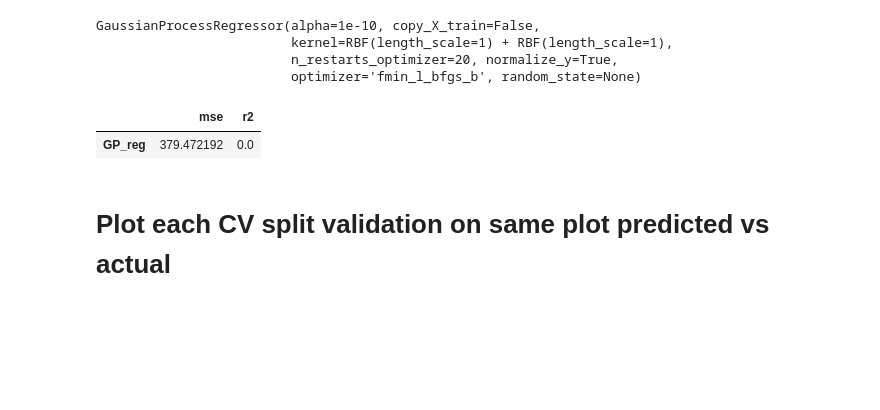
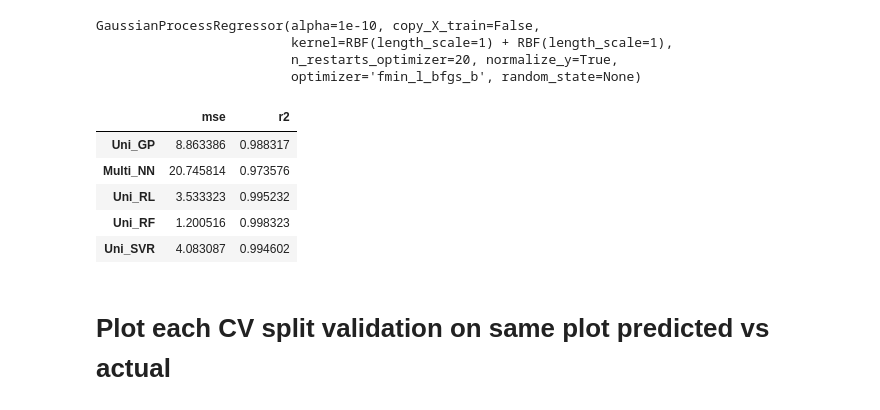
Before and after one commit to jmhuer/quantum_dots, a Jupyter notebook: quantum_dots_data.ipynb, the cells around one changed output. Saved outputs shown, nothing was run; the diff lists cells and outputs as text; code cells hidden in the pictures; blank space fills up the shorter version.

```diff
--- a/quantum_dots_data.ipynb
+++ b/quantum_dots_data.ipynb
@@ -419,24 +427,28 @@ GaussianProcessRegressor(alpha=1e-10, copy_X_train=False,
 # %%
 def export_results(history):
     #initialize
     d = {}
     columns = ["mse", "r2"]
     #do
     for c in columns:
         d[c] = []
         for name in history.keys():
             d[c].append(sum(history[name][c]) / len(history[name][c]))
-    return d, index
+    return d
 
 
-d, index = export_results(history)
+d = export_results(history)
 
 Mdf = pd.DataFrame(data=d, index=list(history.keys()))
 
 Mdf.head()
 # %% [output]
 |  | mse | r2 |
-| GP_reg | 379.472192 | 0.0 |
+| Uni_GP | 8.863386 | 0.988317 |
+| Multi_NN | 20.745814 | 0.973576 |
+| Uni_RL | 3.533323 | 0.995232 |
+| Uni_RF | 1.200516 | 0.998323 |
+| Uni_SVR | 4.083087 | 0.994602 |
 # %% [markdown]
 # Plot each CV split validation on same plot predicted vs actual
 # %%
```
Also changed, not shown: parts of 5 cells of this notebook.
